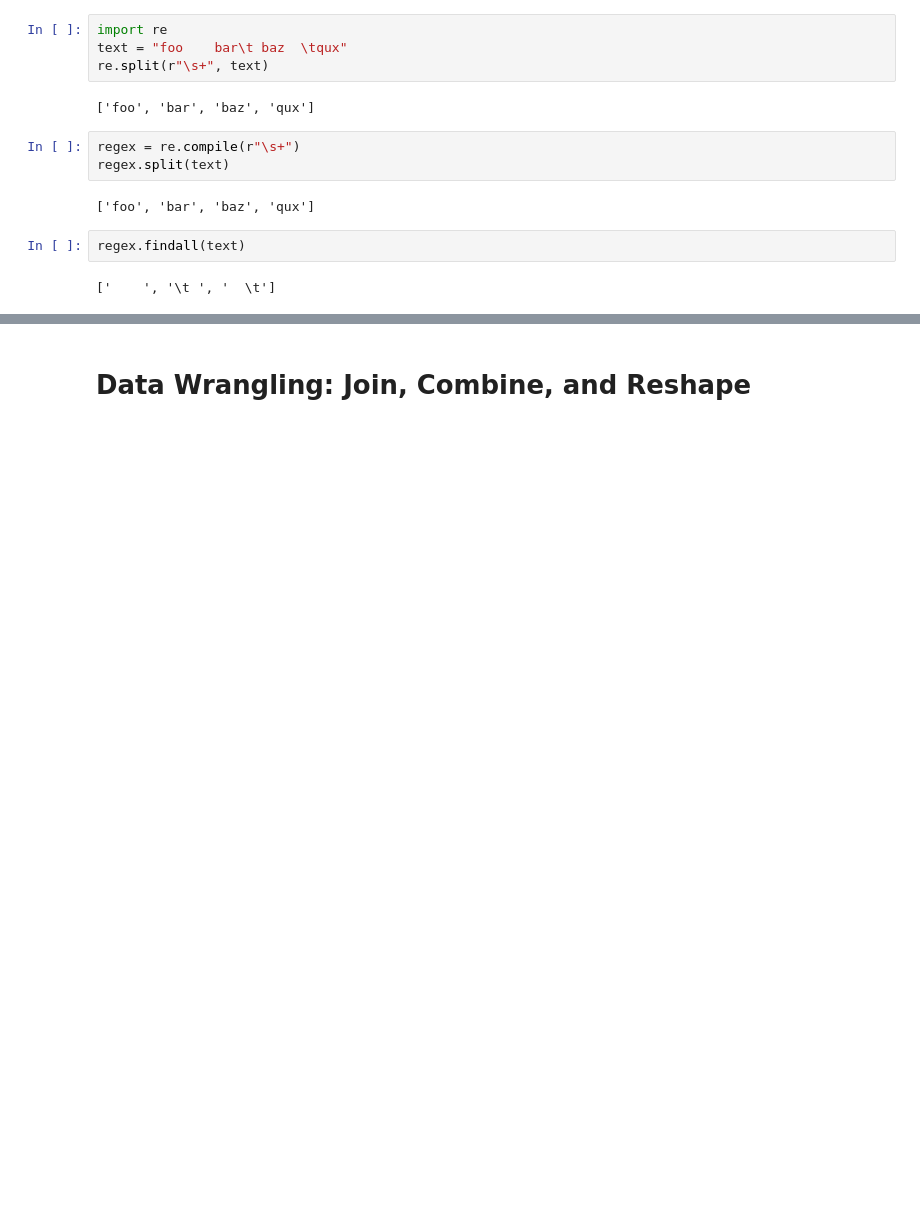
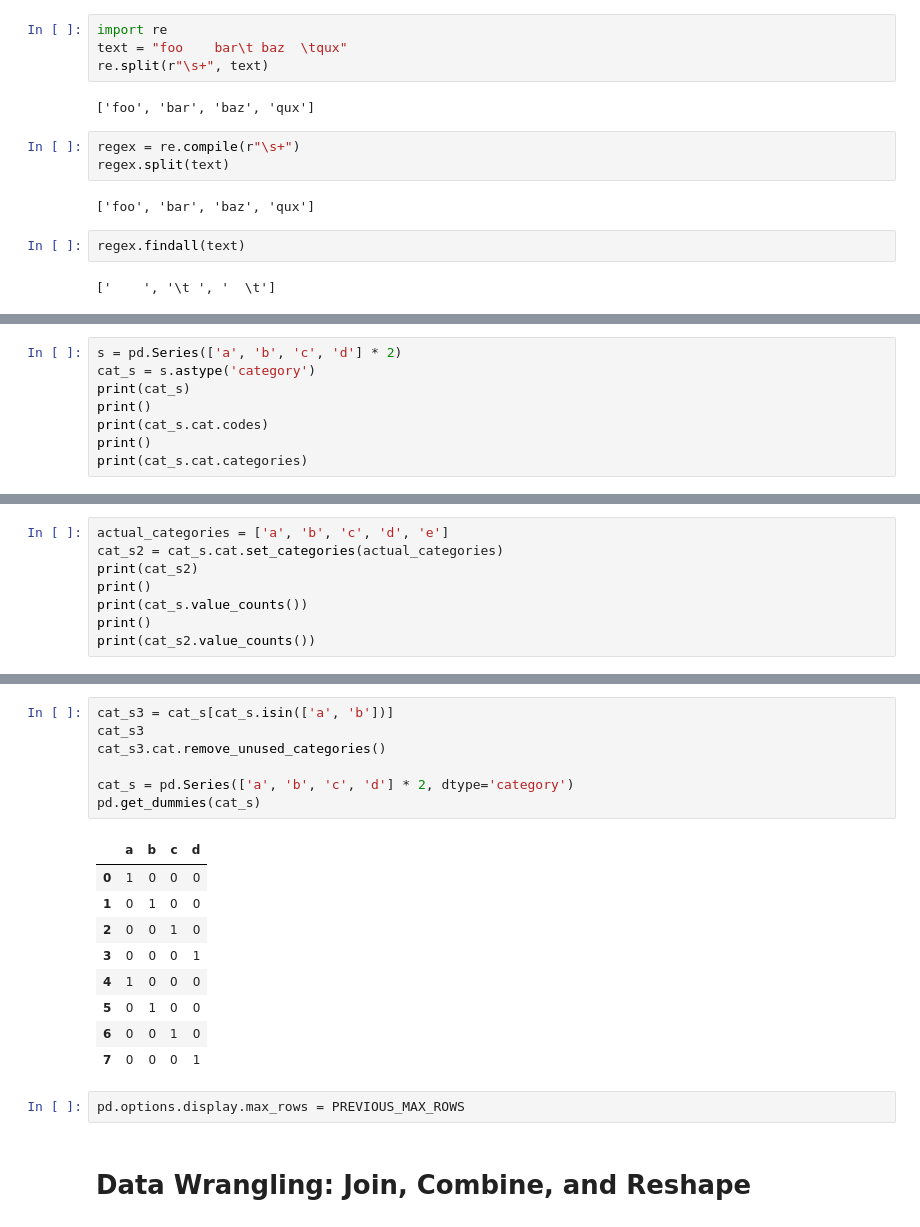
Before and after one commit to konstantinos-giannakopoulos/Python_Data_Analysis, a Jupyter notebook: 6_Data_Cleansing.ipynb, the cells around one changed output, grey strips where cells are left out. Drawn from its saved outputs; the diff is of its cells as text; blank space fills up the shorter version.

```diff
--- a/6_Data_Cleansing.ipynb
+++ b/6_Data_Cleansing.ipynb
@@ -769,0 +1068,8 @@ regex.findall(text)
+# %%
+s = pd.Series(['a', 'b', 'c', 'd'] * 2)
+cat_s = s.astype('category')
+print(cat_s)
+print()
+print(cat_s.cat.codes)
+print()
+print(cat_s.cat.categories)
@@ -769,0 +1094,8 @@ regex.findall(text)
+# %%
+actual_categories = ['a', 'b', 'c', 'd', 'e']
+cat_s2 = cat_s.cat.set_categories(actual_categories)
+print(cat_s2)
+print()
+print(cat_s.value_counts())
+print()
+print(cat_s2.value_counts())
@@ -770,2 +1120,21 @@ regex.findall(text)
+# %%
+cat_s3 = cat_s[cat_s.isin(['a', 'b'])]
+cat_s3
+cat_s3.cat.remove_unused_categories()
+
+cat_s = pd.Series(['a', 'b', 'c', 'd'] * 2, dtype='category')
+pd.get_dummies(cat_s)
+# %% [output]
+|  | a | b | c | d |
+| 0 | 1 | 0 | 0 | 0 |
+| 1 | 0 | 1 | 0 | 0 |
+| 2 | 0 | 0 | 1 | 0 |
+| 3 | 0 | 0 | 0 | 1 |
+| 4 | 1 | 0 | 0 | 0 |
+| 5 | 0 | 1 | 0 | 0 |
+| 6 | 0 | 0 | 1 | 0 |
+| 7 | 0 | 0 | 0 | 1 |
+# %%
+pd.options.display.max_rows = PREVIOUS_MAX_ROWS
 # %% [markdown]
 # Data Wrangling: Join, Combine, and Reshape
```
Also changed, not shown: parts of 36 cells of this notebook.
